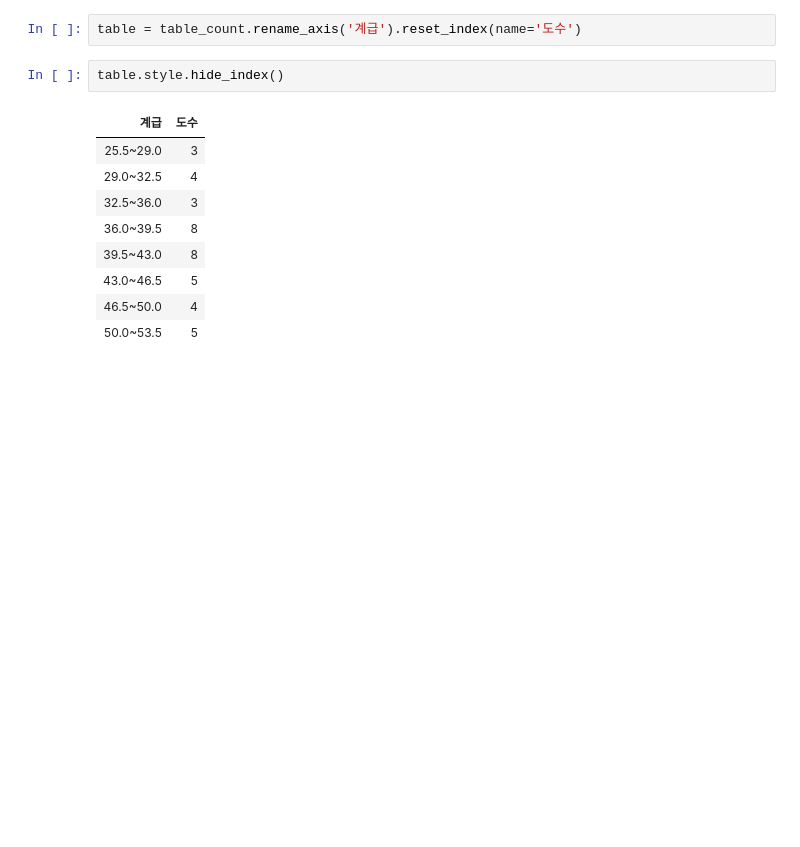
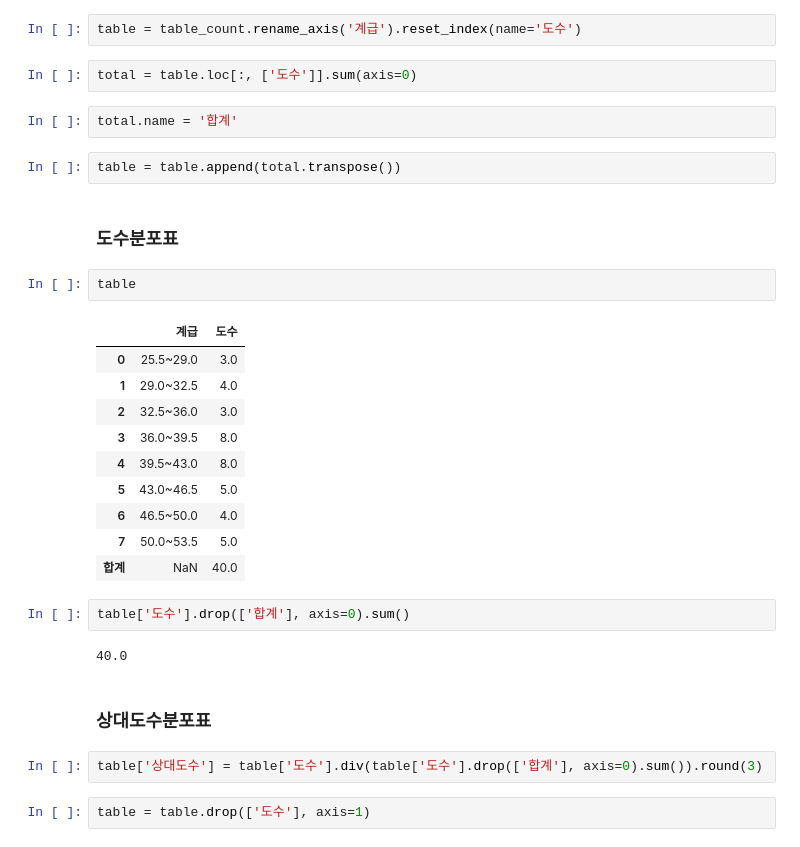
Before and after one commit to enfycius/Statistics, a Jupyter notebook: HW1/2-21.ipynb, the cells around one changed output. Cells and saved outputs as stored; diff of their text form; blank space fills up the shorter version.

```diff
--- a/HW1/2-21.ipynb
+++ b/HW1/2-21.ipynb
@@ -178,15 +398,34 @@ hist = pd.DataFrame(pd.cut(df['Age'], bins=bins, right=False, labels=labels)).re
 table_count = hist.value_counts(sort=False)
 # %%
 table = table_count.rename_axis('계급').reset_index(name='도수')
+# %%
+total = table.loc[:, ['도수']].sum(axis=0)
+# %%
+total.name = '합계'
+# %%
+table = table.append(total.transpose())
+# %% [markdown]
+### 도수분포표
 # %%
-table.style.hide_index()
+table
 # %% [output]
-| 계급 | 도수 |
-| 25.5~29.0 | 3 |
-| 29.0~32.5 | 4 |
-| 32.5~36.0 | 3 |
-| 36.0~39.5 | 8 |
-| 39.5~43.0 | 8 |
-| 43.0~46.5 | 5 |
-| 46.5~50.0 | 4 |
-| 50.0~53.5 | 5 |
+|  | 계급 | 도수 |
+| 0 | 25.5~29.0 | 3.0 |
+| 1 | 29.0~32.5 | 4.0 |
+| 2 | 32.5~36.0 | 3.0 |
+| 3 | 36.0~39.5 | 8.0 |
+| 4 | 39.5~43.0 | 8.0 |
+| 5 | 43.0~46.5 | 5.0 |
+| 6 | 46.5~50.0 | 4.0 |
+| 7 | 50.0~53.5 | 5.0 |
+| 합계 | NaN | 40.0 |
+# %%
+table['도수'].drop(['합계'], axis=0).sum()
+# %% [output]
+40.0
+# %% [markdown]
+### 상대도수분포표
+# %%
+table['상대도수'] = table['도수'].div(table['도수'].drop(['합계'], axis=0).sum()).round(3)
+# %%
+table = table.drop(['도수'], axis=1)
```
Also changed, not shown: parts of 87 cells of this notebook, 2 other files.
